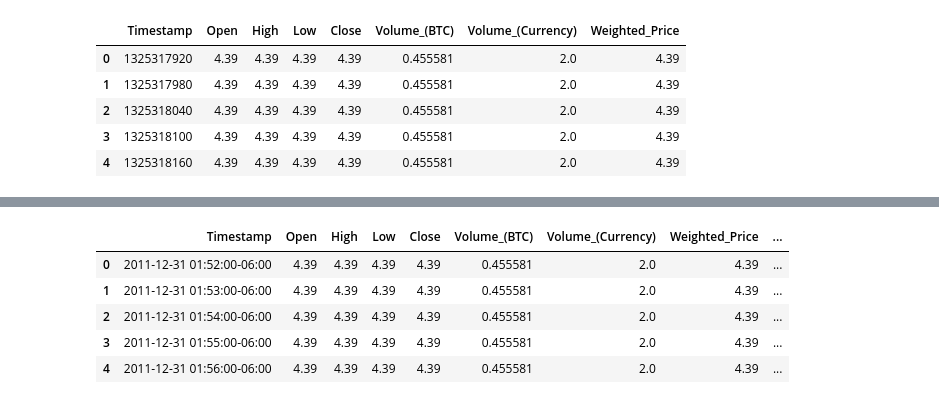
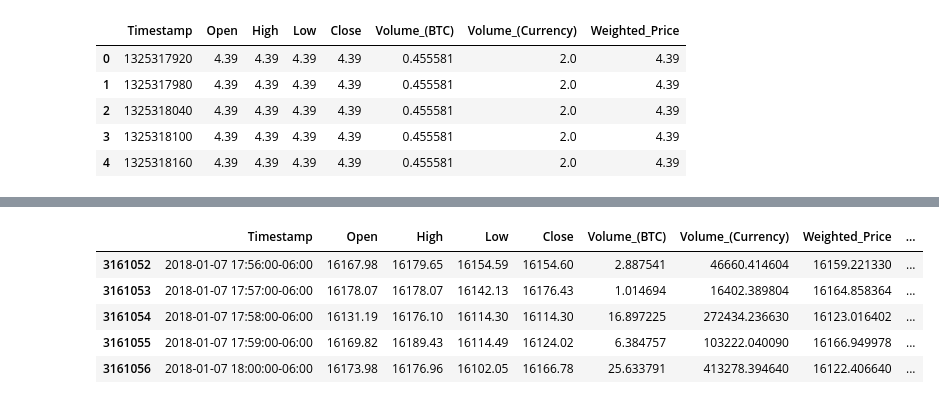
Before and after one commit to DataX-RiskeX/WebScraping, a Jupyter notebook: bitcoin price data.ipynb, the cells around one changed output, grey strips where cells are left out. Saved outputs shown, nothing was run; the diff lists cells and outputs as text; code cells hidden in the pictures.

Commit message:
bit coin price updated

```diff
--- a/bitcoin price data.ipynb
+++ b/bitcoin price data.ipynb
@@ -9,6 +11,6 @@ import pytz
 # %%
-df_bitstamp = pd.read_csv('bitstampUSD_1-min_data_2012-01-01_to_2018-01-08.csv')
-df_bitstamp.head()
+df = pd.read_csv('bitstampUSD_1-min_data_2012-01-01_to_2018-01-08.csv')
+df.head()
 # %% [output]
 |  | Timestamp | Open | High | Low | Close | Volume_(BTC) | Volume_(Currency) | Weighted_Price |
 | 0 | 1325317920 | 4.39 | 4.39 | 4.39 | 4.39 | 0.455581 | 2.0 | 4.39 |
@@ -17,7 +19,7 @@ df_bitstamp.head()
 | 3 | 1325318100 | 4.39 | 4.39 | 4.39 | 4.39 | 0.455581 | 2.0 | 4.39 |
 | 4 | 1325318160 | 4.39 | 4.39 | 4.39 | 4.39 | 0.455581 | 2.0 | 4.39 |
 # %%
-df_bitstamp.Timestamp = pd.to_datetime(df_bitstamp.Timestamp, unit='s')
-df_bitstamp.Timestamp = df_bitstamp.Timestamp.dt.tz_localize('UTC').dt.tz_convert('US/Central')
-df_bitstamp.head()
+df.Timestamp = pd.to_datetime(df.Timestamp, unit='s')
+df.Timestamp = df.Timestamp.dt.tz_localize('UTC').dt.tz_convert('US/Central')
+df.head()
 # %% [output]
@@ -30,15 +27,18 @@ df_bitstamp.head()
 # %%
-price=df_bitstamp['Weighted_Price']
+price=df['Weighted_Price']
 # %%
-min_periods = 10
-# Calculate the volatility
+min_periods = 120
+
+# Calculate the sd and volatility
+sd=price.rolling(min_periods).std()
 vol = price.rolling(min_periods).std() * np.sqrt(min_periods)
-df_bitstamp['Volatility']=vol
-df_bitstamp.head()
+df['Volatility']=vol
+df['SD']=sd
+df.tail()
 # %% [output]
 |  | Timestamp | Open | High | Low | Close | Volume_(BTC) | Volume_(Currency) | Weighted_Price | ... |
-| 0 | 2011-12-31 01:52:00-06:00 | 4.39 | 4.39 | 4.39 | 4.39 | 0.455581 | 2.0 | 4.39 | ... |
-| 1 | 2011-12-31 01:53:00-06:00 | 4.39 | 4.39 | 4.39 | 4.39 | 0.455581 | 2.0 | 4.39 | ... |
-| 2 | 2011-12-31 01:54:00-06:00 | 4.39 | 4.39 | 4.39 | 4.39 | 0.455581 | 2.0 | 4.39 | ... |
-| 3 | 2011-12-31 01:55:00-06:00 | 4.39 | 4.39 | 4.39 | 4.39 | 0.455581 | 2.0 | 4.39 | ... |
-| 4 | 2011-12-31 01:56:00-06:00 | 4.39 | 4.39 | 4.39 | 4.39 | 0.455581 | 2.0 | 4.39 | ... |
+| 3161052 | 2018-01-07 17:56:00-06:00 | 16167.98 | 16179.65 | 16154.59 | 16154.60 | 2.887541 | 46660.414604 | 16159.221330 | ... |
+| 3161053 | 2018-01-07 17:57:00-06:00 | 16178.07 | 16178.07 | 16142.13 | 16176.43 | 1.014694 | 16402.389804 | 16164.858364 | ... |
+| 3161054 | 2018-01-07 17:58:00-06:00 | 16131.19 | 16176.10 | 16114.30 | 16114.30 | 16.897225 | 272434.236630 | 16123.016402 | ... |
+| 3161055 | 2018-01-07 17:59:00-06:00 | 16169.82 | 16189.43 | 16114.49 | 16124.02 | 6.384757 | 103222.040090 | 16166.949978 | ... |
+| 3161056 | 2018-01-07 18:00:00-06:00 | 16173.98 | 16176.96 | 16102.05 | 16166.78 | 25.633791 | 413278.394640 | 16122.406640 | ... |
```
Also changed, not shown: parts of 6 cells of this notebook.
